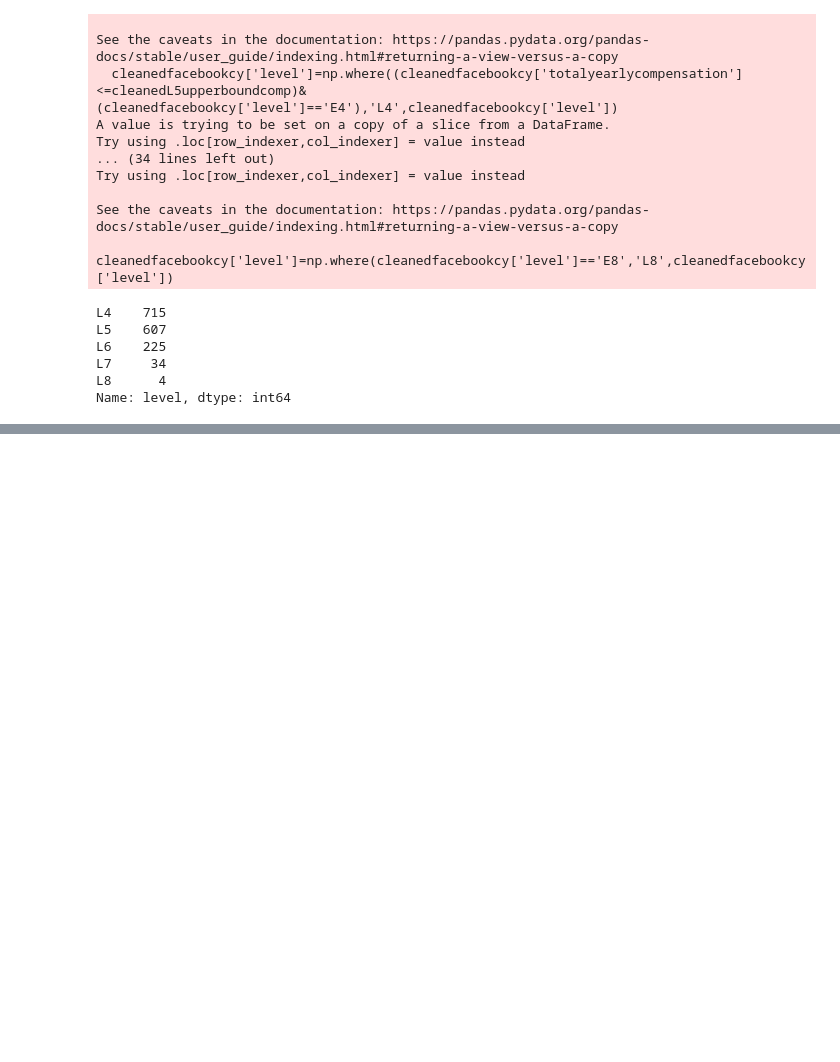
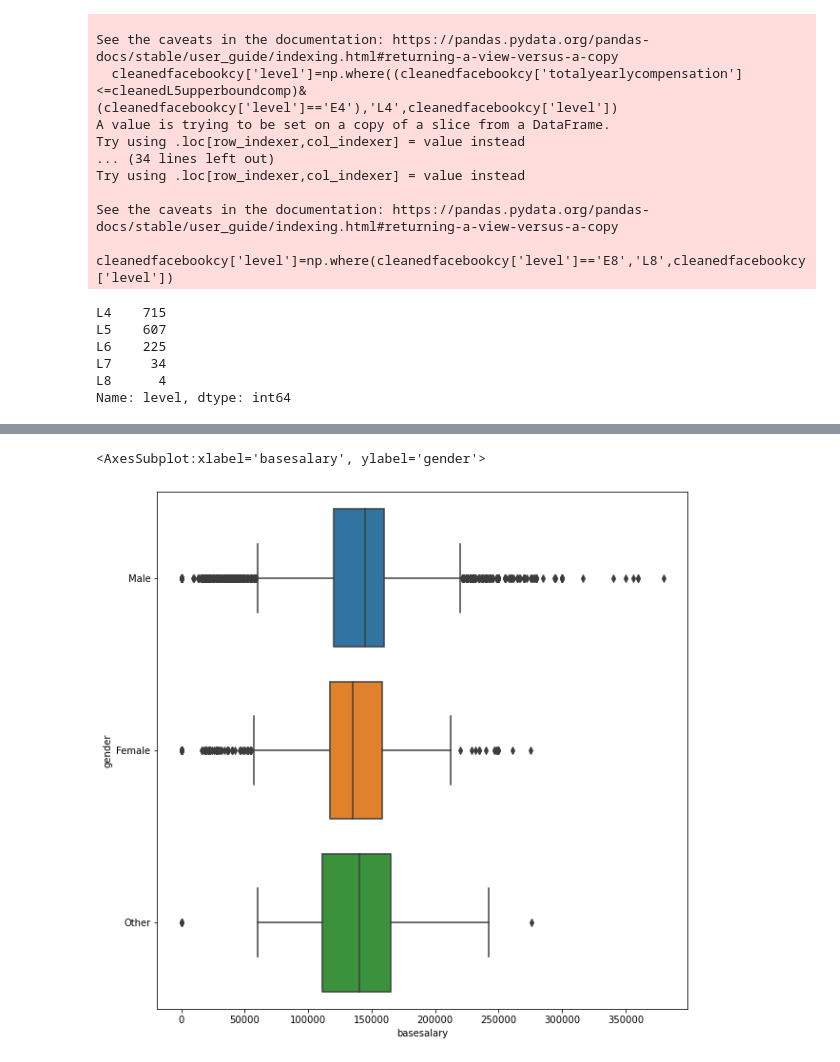
Before and after one commit to CarrotHands/miniprog, a Jupyter notebook: cheeyong.ipynb, the cells around one changed output, grey strips where cells are left out. Saved outputs shown, nothing was run; the diff lists cells and outputs as text; code cells hidden in the pictures; blank space fills up the shorter version.

Commit message:
location and gender vs basesalary

```diff
--- a/cheeyong.ipynb
+++ b/cheeyong.ipynb
@@ -88,3 +88,37 @@ applemerick['level']=np.where((applemerick['level']=='ICT5')&(applemerick['total
 
 applemerick['level']=np.where((applemerick['level']=='ICT6')&(applemerick['totalyearlycompensation']<=cleanedL7upperboundcomp),'L7',applemerick['level'])
 applemerick['level']=np.where((applemerick['level']=='ICT6')&(applemerick['totalyearlycompensation']>cleanedL7upperboundcomp),'L8',applemerick['level'])
+# %%
+googlejw = data[(data['company'] == 'Google')&(data['title']=='Software Engineer')]
+amazonIQRcompL4 = cleaned[cleaned['level']=='L4'].totalyearlycompensation.quantile(0.75) - cleaned[cleaned['level']=='L4'].totalyearlycompensation.quantile(0.25)
+amazonIQRcompL5 = cleaned[cleaned['level']=='L5'].totalyearlycompensation.quantile(0.75) - cleaned[cleaned['level']=='L5'].totalyearlycompensation.quantile(0.25)
+amazonIQRcompL6 = cleaned[cleaned['level']=='L6'].totalyearlycompensation.quantile(0.75) - cleaned[cleaned['level']=='L6'].totalyearlycompensation.quantile(0.25)
+amazonIQRcompL7 = cleaned[cleaned['level']=='L7'].totalyearlycompensation.quantile(0.75) - cleaned[cleaned['level']=='L7'].totalyearlycompensation.quantile(0.25)
+amazonIQRcompL8 = cleaned[cleaned['level']=='L8'].totalyearlycompensation.quantile(0.75) - cleaned[cleaned['level']=='L8'].totalyearlycompensation.quantile(0.25)
+
+amazonupperboundcompL4 = cleaned[cleaned['level']=='L4'].totalyearlycompensation.quantile(0.75) + (1.5*amazonIQRcompL4)
+amazonupperboundcompL5 = cleaned[cleaned['level']=='L5'].totalyearlycompensation.quantile(0.75) + (1.5*amazonIQRcompL5)
+amazonupperboundcompL6 = cleaned[cleaned['level']=='L6'].totalyearlycompensation.quantile(0.75) + (1.5*amazonIQRcompL6)
+amazonupperboundcompL7 = cleaned[cleaned['level']=='L7'].totalyearlycompensation.quantile(0.75) + (1.5*amazonIQRcompL7)
+amazonupperboundcompL8 = cleaned[cleaned['level']=='L8'].totalyearlycompensation.quantile(0.75) + (1.5*amazonIQRcompL8)
+
+googlejw = googlejw.replace({'level':{'SWE II':'L3','SWE III':'L4','Senior SWE':'L5','Staff SWE':'L6','Senior Staff SWE':'L7','Principal Engineer':'L8','4':'L4','5':'L5','3':'L3','6':'L6','7':'L7','8':'L8','L3 software engineer':'L3','l3':'L3','l4':'L4','l5':'L5','l6':'L6','l7':'L7','l8':'L8','L3 New Grad':'L3','Manager (L6)':'L6','L6 {Staff)':'L6', 'SWE L5':'L5','Senior L5': 'L5' }})
+googlecleaned = googlejw.loc[(googlejw['level'] == 'L3') | (googlejw['level']=='L4') | (googlejw['level']=='L5') | (googlejw['level']=='L6') | (googlejw['level']=='L7') | (googlejw['level']=='L8')]
+
+
+
+googlecleaned['level']=np.where((googlecleaned['totalyearlycompensation']<=amazonupperboundcompL4)&(googlecleaned['level']=='L3'),'L4a',googlecleaned['level'])
+googlecleaned['level']=np.where((googlecleaned['totalyearlycompensation']>amazonupperboundcompL4)&(googlecleaned['level']=='L3'),'L5a',googlecleaned['level'])
+googlecleaned['level']=np.where((googlecleaned['totalyearlycompensation']<=amazonupperboundcompL5)&(googlecleaned['level']=='L4'),'L4a',googlecleaned['level'])
+googlecleaned['level']=np.where((googlecleaned['totalyearlycompensation']>amazonupperboundcompL5)&(googlecleaned['level']=='L4'),'L5a',googlecleaned['level'])
+googlecleaned['level']=np.where((googlecleaned['totalyearlycompensation']<=amazonupperboundcompL6)&(googlecleaned['level']=='L5'),'L5a',googlecleaned['level'])
+googlecleaned['level']=np.where((googlecleaned['totalyearlycompensation']>amazonupperboundcompL6)&(googlecleaned['level']=='L5'),'L6a',googlecleaned['level'])
+googlecleaned['level']=np.where((googlecleaned['totalyearlycompensation']<=amazonupperboundcompL7)&(googlecleaned['level']=='L6'),'L6a',googlecleaned['level'])
+googlecleaned['level']=np.where((googlecleaned['totalyearlycompensation']>amazonupperboundcompL7)&(googlecleaned['level']=='L6'),'L7a',googlecleaned['level'])
+
+googlecleaned['level']=np.where((googlecleaned['totalyearlycompensation']<=amazonupperboundcompL8)&(googlecleaned['level']=='L7'),'L7a',googlecleaned['level'])
+googlecleaned['level']=np.where((googlecleaned['totalyearlycompensation']<=amazonupperboundcompL8)&(googlecleaned['level']=='L7'),'L8a',googlecleaned['level'])
+
+newcleanedgoogle = googlecleaned.replace({'level':{'L4a':'L4','L5a': 'L5', 'L6a': 'L6', 'L7a': 'L7', 'L8a': 'L8'}})
+newgoogleclean = newcleanedgoogle.loc[(newcleanedgoogle['level'] == 'L3') | (newcleanedgoogle['level']=='L4') | (newcleanedgoogle['level']=='L5') | (newcleanedgoogle['level']=='L6') | (newcleanedgoogle['level']=='L7') | (newcleanedgoogle['level']=='L8')]
+print(newgoogleclean['level'].value_counts())
@@ -138,0 +248,6 @@ Name: level, dtype: int64
+# %%
+faamg=pd.concat([cleaned,cleanedfacebookcy,newgoogleclean,micromerick,applemerick])
+faamg.info()
+faamgeduonly=faamg[(faamg['Education'].notna())]
+faamgeduonly.info()
+faamgeduonly['level'].value_counts()
@@ -138,0 +290,6 @@ Name: level, dtype: int64
+# %%
+f= plt.figure(figsize=(10,10))
+sb.boxplot(data=faamg, x="basesalary", y="gender")
+# %% [output]
+<AxesSubplot:xlabel='basesalary', ylabel='gender'>
+[figure, added]
```
Also changed, not shown: parts of 5 cells of this notebook.
